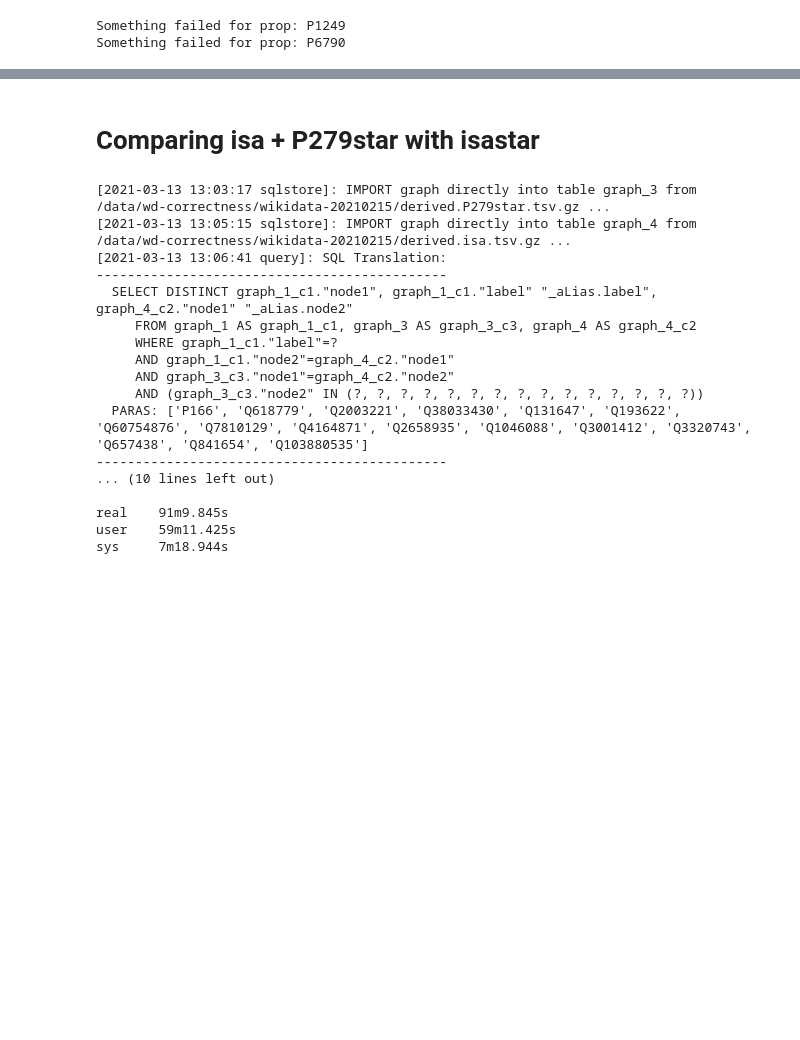
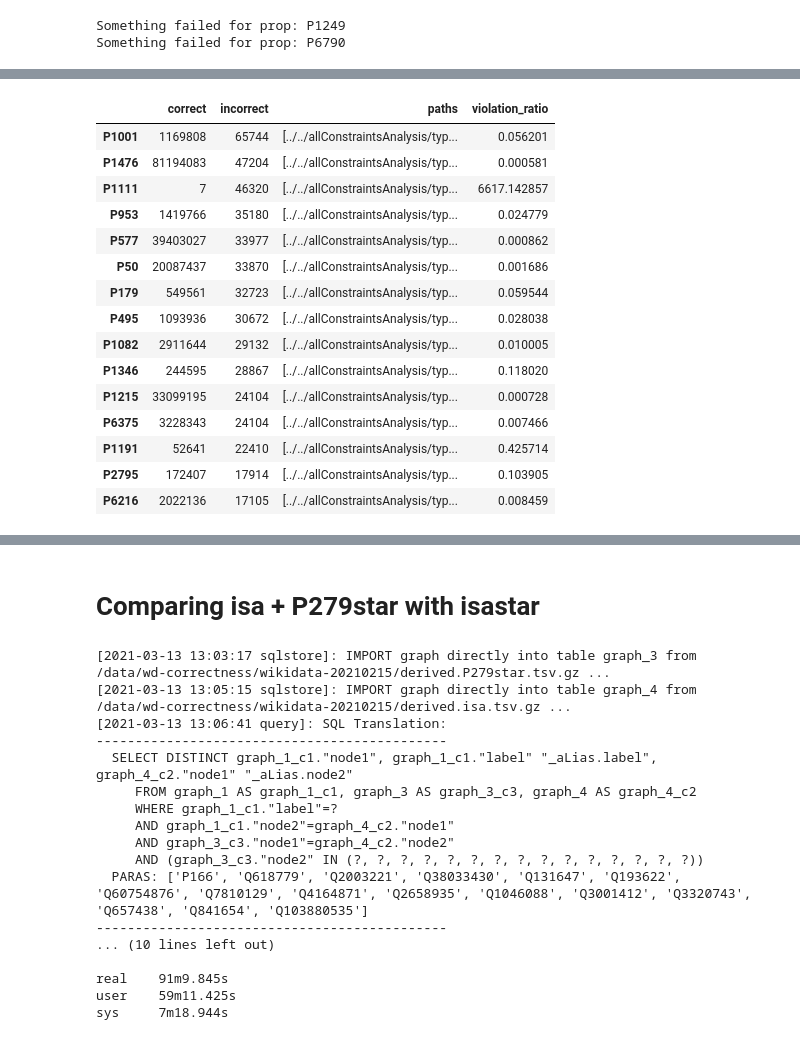
Before and after one commit to usc-isi-i2/wd-quality, a Jupyter notebook: Comprehensive Analysis.ipynb, the cells around one changed output, grey strips where cells are left out. Saved outputs shown, nothing was run; the diff lists cells and outputs as text; code cells hidden in the pictures; blank space fills up the shorter version.

```diff
--- a/Comprehensive Analysis.ipynb
+++ b/Comprehensive Analysis.ipynb
@@ -289,0 +297,19 @@ for i in range(1,16):
+# %%
+typeConstDF.sort_values(by=['incorrect'],ascending=False).head(15)
+# %% [output]
+|  | correct | incorrect | paths | violation_ratio |
+| P1001 | 1169808 | 65744 | [../../allConstraintsAnalysis/typ... | 0.056201 |
+| P1476 | 81194083 | 47204 | [../../allConstraintsAnalysis/typ... | 0.000581 |
+| P1111 | 7 | 46320 | [../../allConstraintsAnalysis/typ... | 6617.142857 |
+| P953 | 1419766 | 35180 | [../../allConstraintsAnalysis/typ... | 0.024779 |
+| P577 | 39403027 | 33977 | [../../allConstraintsAnalysis/typ... | 0.000862 |
+| P50 | 20087437 | 33870 | [../../allConstraintsAnalysis/typ... | 0.001686 |
+| P179 | 549561 | 32723 | [../../allConstraintsAnalysis/typ... | 0.059544 |
+| P495 | 1093936 | 30672 | [../../allConstraintsAnalysis/typ... | 0.028038 |
+| P1082 | 2911644 | 29132 | [../../allConstraintsAnalysis/typ... | 0.010005 |
+| P1346 | 244595 | 28867 | [../../allConstraintsAnalysis/typ... | 0.118020 |
+| P1215 | 33099195 | 24104 | [../../allConstraintsAnalysis/typ... | 0.000728 |
+| P6375 | 3228343 | 24104 | [../../allConstraintsAnalysis/typ... | 0.007466 |
+| P1191 | 52641 | 22410 | [../../allConstraintsAnalysis/typ... | 0.425714 |
+| P2795 | 172407 | 17914 | [../../allConstraintsAnalysis/typ... | 0.103905 |
+| P6216 | 2022136 | 17105 | [../../allConstraintsAnalysis/typ... | 0.008459 |
```
Also changed, not shown: parts of 57 cells of this notebook.
